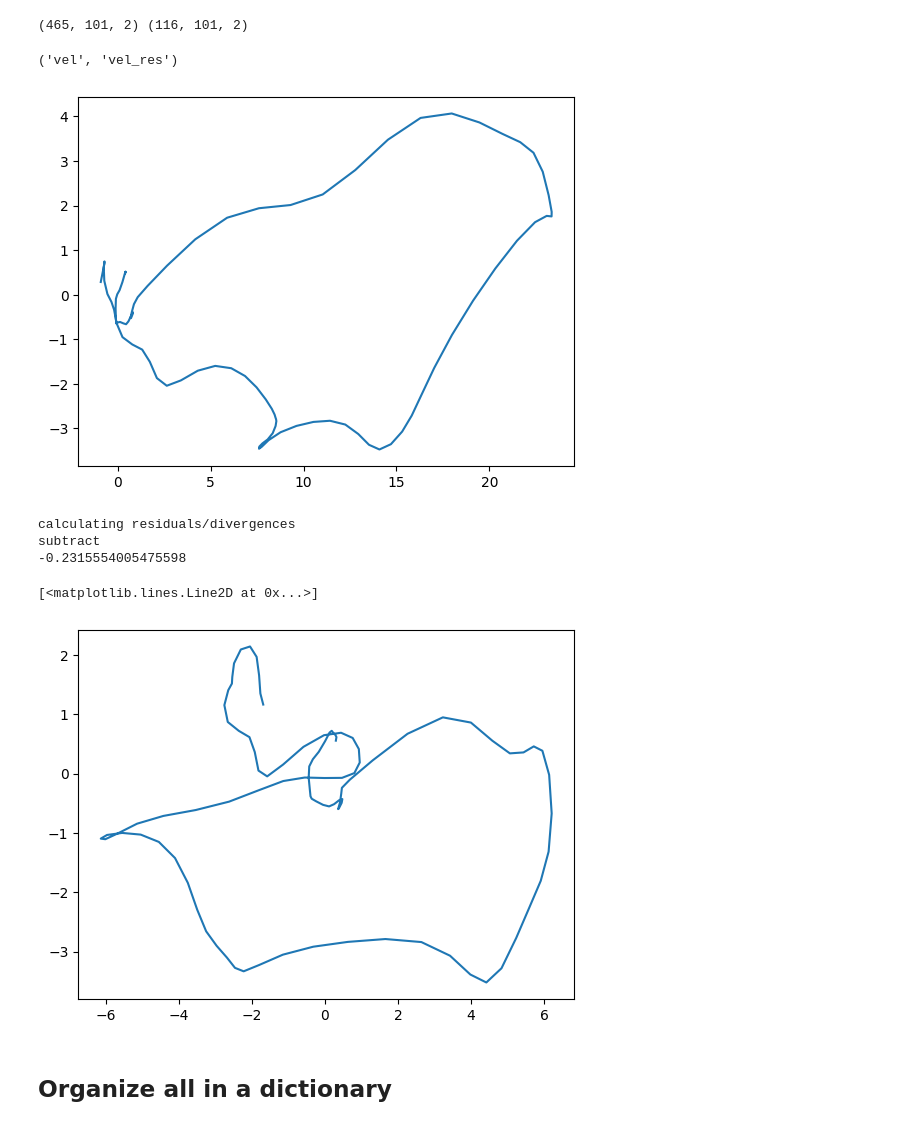
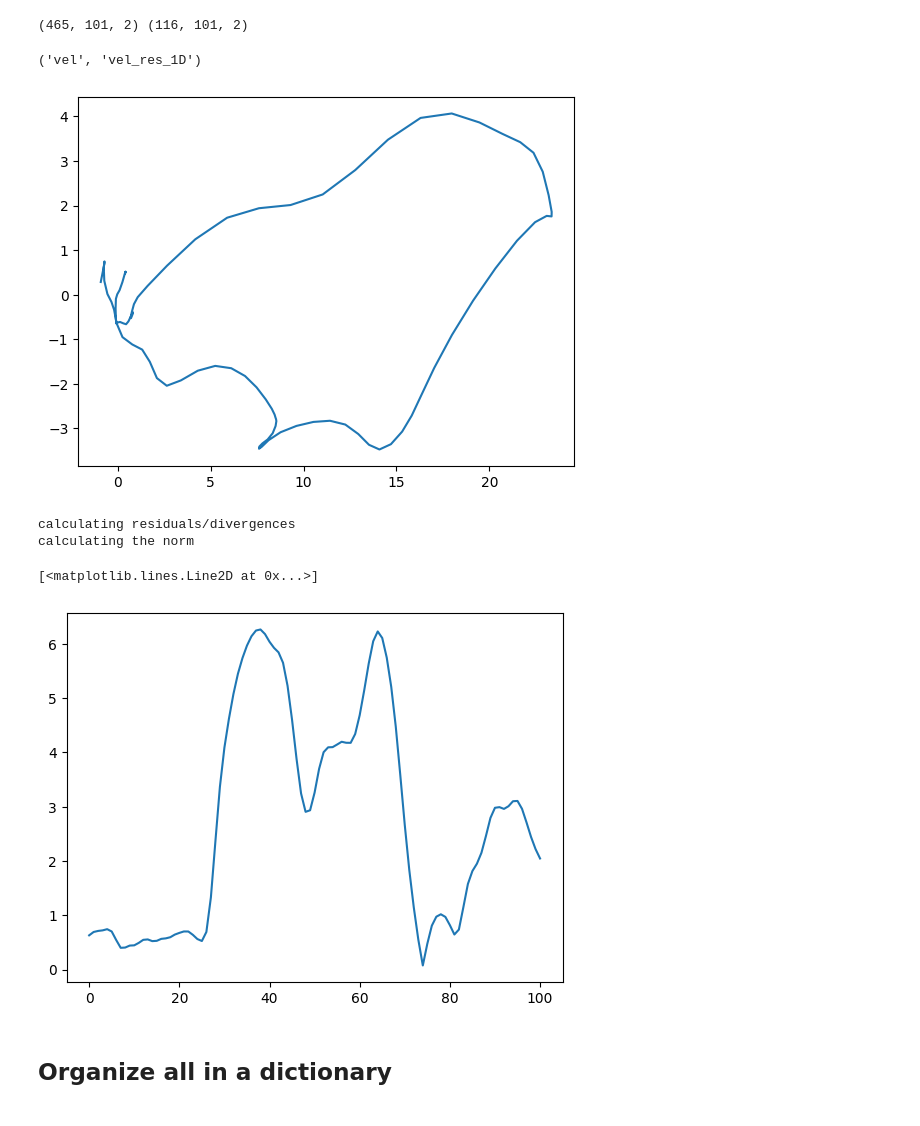
Before and after one commit to NinelK/BAND-torch, a Jupyter notebook: notebooks/pre/extract-matt_data.ipynb, the cells around one changed output. Cells and saved outputs as stored; diff of their text form; code cells hidden in the pictures.

Commit message:
add figure for residuals

```diff
--- a/notebooks/pre/extract-matt_data.ipynb
+++ b/notebooks/pre/extract-matt_data.ipynb
@@ -43,7 +40,7 @@ experiments = [
 ]
 
 activity_key = "all_spikes"
-behaviour_key = "vel_res"  # the main behavior used in training & validation
+behaviour_key = "vel_res_1D"  # the main behavior used in training & validation
 alignment = "go"  # align to this point
 
 spike_data_dir = experiments[3]
@@ -460,7 +454,7 @@ test_epoch = np.asarray([etype(d["epoch"]) for i, d in test_df.iterrows()])
 # %% [markdown]
 ## Behavior
 # %%
-if behaviour_key in ['vel_res', 'vel_div']:
+if behaviour_key in ['vel_res', 'vel_div', 'vel_res_1D']:
     full_key = behaviour_key
     behaviour_key = 'vel'
 
@@ -536,7 +530,7 @@ res_not_calculated = True
 plt.plot(train_behaviours[0,:,0], train_behaviours[0,:,1])
 behaviour_key, full_key
 # %% [output]
-('vel', 'vel_res')
+('vel', 'vel_res_1D')
 [figure]
 # %%
 def get_target_ids(true_target_direction):
@@ -545,7 +539,7 @@ def get_target_ids(true_target_direction):
     true_label = np.array([np.where(uniq_dirs==t)[0][0] for t in true_target_direction])
     return true_label
 
-if res_not_calculated & ((full_key == 'vel_res') or (full_key == 'vel_div')):
+if res_not_calculated & ((full_key == 'vel_res') or (full_key == 'vel_div') or (full_key == 'vel_res_1D')):
     print('calculating residuals/divergences')
     avg_vel = {}
     vel_div = {}
@@ -573,6 +567,11 @@ if res_not_calculated & ((full_key == 'vel_res') or (full_key == 'vel_div')):
         train_behaviours = train_behaviours - avg_vel['train']
         valid_behaviours = valid_behaviours - avg_vel['valid']
         test_behaviours = test_behaviours - avg_vel['test']
+    elif full_key == 'vel_res_1D':
+        print('calculating the norm')
+        train_behaviours = np.linalg.norm(train_behaviours - avg_vel['train'], axis=-1, keepdims=True)
+        valid_behaviours = np.linalg.norm(valid_behaviours - avg_vel['valid'], axis=-1, keepdims=True)
+        test_behaviours = np.linalg.norm(test_behaviours - avg_vel['test'], axis=-1, keepdims=True)
     elif full_key == 'vel_div':
         train_behaviours = vel_div['train']
         valid_behaviours = vel_div['valid']
@@ -581,13 +580,13 @@ if res_not_calculated & ((full_key == 'vel_res') or (full_key == 'vel_div')):
     res_not_calculated = False
 # %% [output]
 calculating residuals/divergences
-subtract
--0.2315554005475598
+calculating the norm
 # %%
-plt.plot(train_behaviours[0,:,0], train_behaviours[0,:,1])
+# plt.plot(train_behaviours[0,:,0], train_behaviours[0,:,1])
+plt.plot(train_behaviours[0,:,0])
 # %% [output]
 [<matplotlib.lines.Line2D at 0x...>]
-[figure, old version]
+[figure, new version]
 # %% [markdown]
 ## Organize all in a dictionary
 # %%
```
Also changed, not shown: parts of 2 cells of this notebook, 5 other files.
